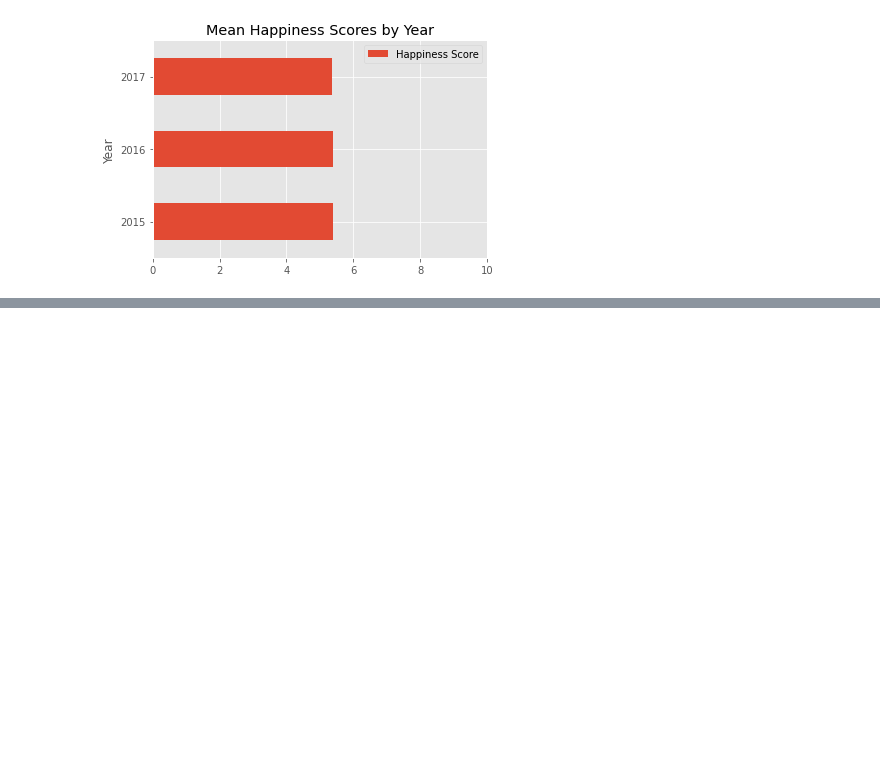
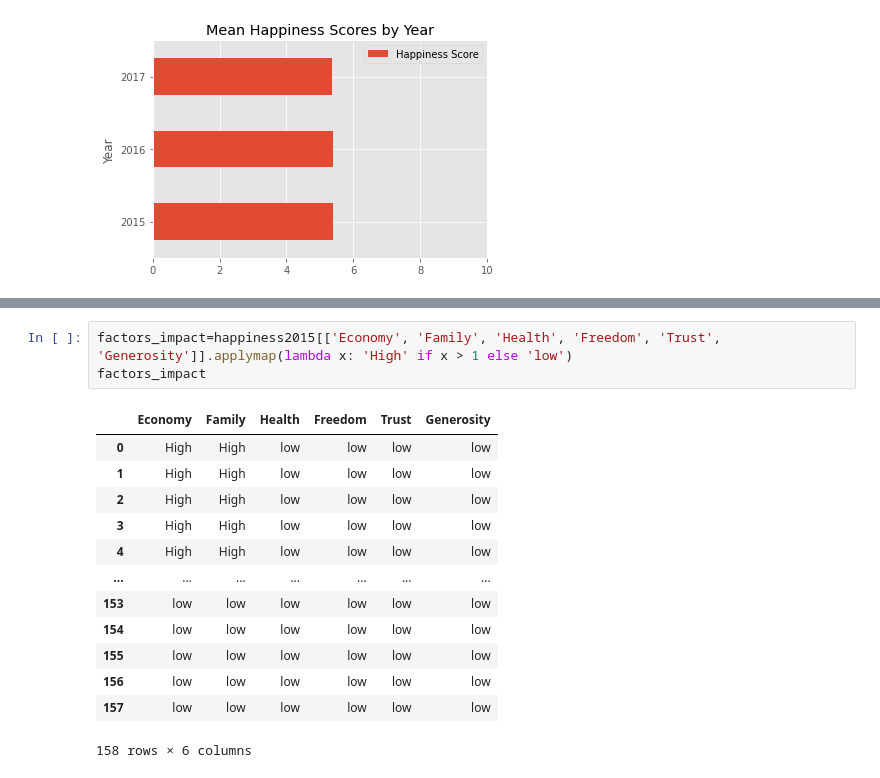
Before and after one commit to VictorOmondi1997/exploring-whr, a Jupyter notebook: exploring_whr.ipynb, the cells around one changed output, grey strips where cells are left out. Drawn from its saved outputs; the diff is of its cells as text; blank space fills up the shorter version.

```diff
--- a/exploring_whr.ipynb
+++ b/exploring_whr.ipynb
@@ -142,0 +166,17 @@ mean world happiness score stayed approximately the same from 2015 to 2017.
+# %%
+factors_impact=happiness2015[['Economy', 'Family', 'Health', 'Freedom', 'Trust', 'Generosity']].applymap(lambda x: 'High' if x > 1 else 'low')
+factors_impact
+# %% [output]
+|  | Economy | Family | Health | Freedom | Trust | Generosity |
+| 0 | High | High | low | low | low | low |
+| 1 | High | High | low | low | low | low |
+| 2 | High | High | low | low | low | low |
+| 3 | High | High | low | low | low | low |
+| 4 | High | High | low | low | low | low |
+| ... | ... | ... | ... | ... | ... | ... |
+| 153 | low | low | low | low | low | low |
+| 154 | low | low | low | low | low | low |
+| 155 | low | low | low | low | low | low |
+| 156 | low | low | low | low | low | low |
+| 157 | low | low | low | low | low | low |
+158 rows × 6 columns
```
Also changed, not shown: parts of 8 cells of this notebook.
